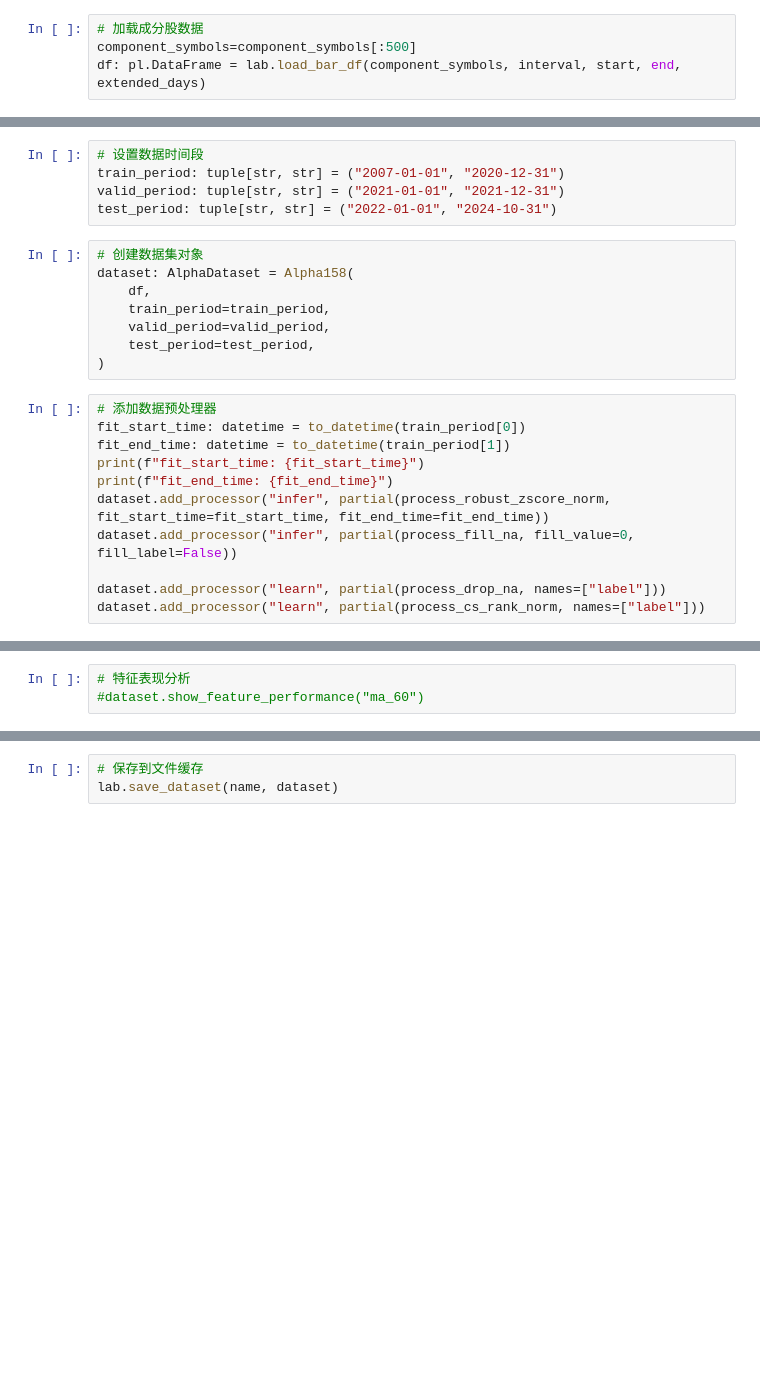
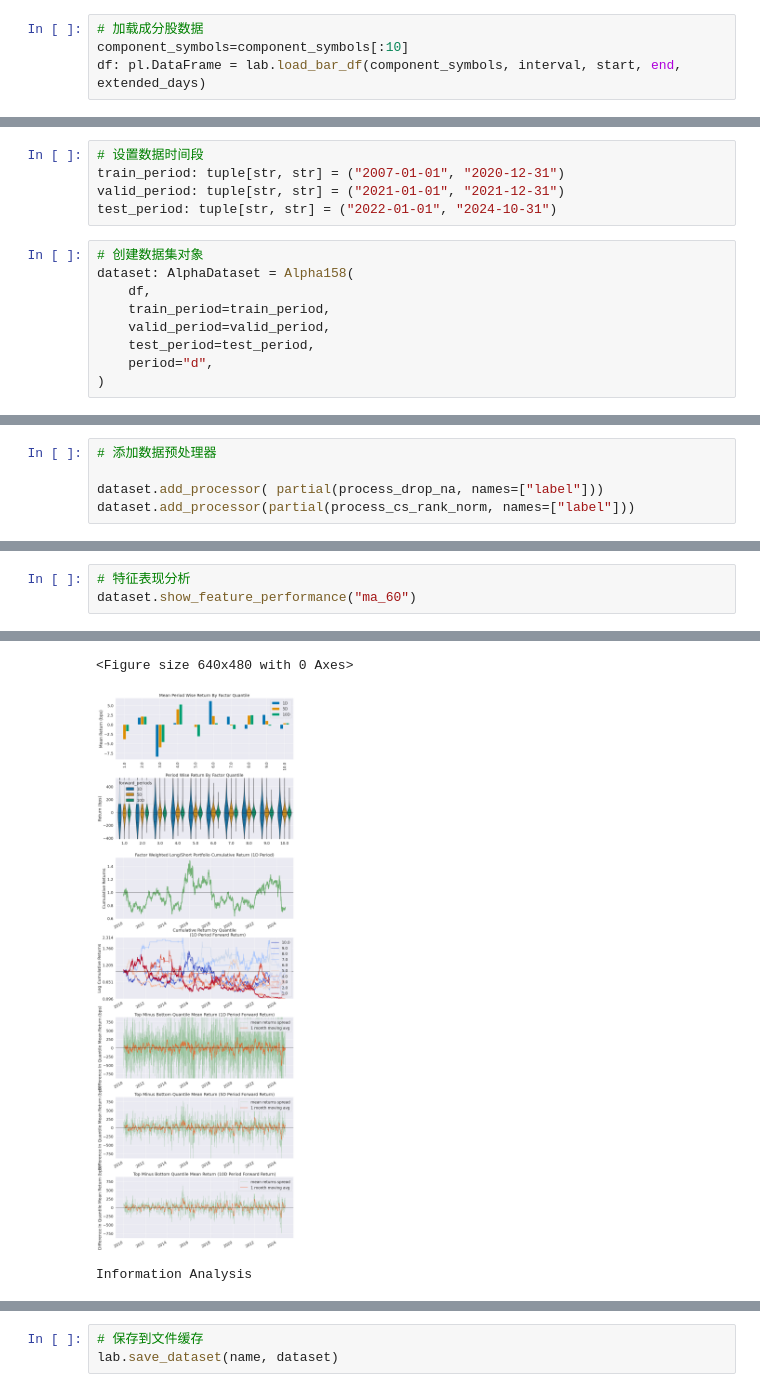
Before and after one commit to gshkuang/vnpy, a Jupyter notebook: examples/alpha_research/research_workflow_mlp.ipynb, the cells around one changed output, grey strips where cells are left out. Saved outputs shown, nothing was run; the diff lists cells and outputs as text; blank space fills up the shorter version.

```diff
--- a/examples/alpha_research/research_workflow_mlp.ipynb
+++ b/examples/alpha_research/research_workflow_mlp.ipynb
@@ -49,5 +50,5 @@ from vnpy.alpha.dataset import (
 from vnpy.alpha.dataset.datasets.alpha_158 import Alpha158
 # %%
 # 加载成分股数据
-component_symbols=component_symbols[:500]
+component_symbols=component_symbols[:10]
 df: pl.DataFrame = lab.load_bar_df(component_symbols, interval, start, end, extended_days)
@@ -70,15 +64,5 @@ dataset: AlphaDataset = Alpha158(
     train_period=train_period,
     valid_period=valid_period,
     test_period=test_period,
+    period="d",
 )
-# %%
-# 添加数据预处理器
-fit_start_time: datetime = to_datetime(train_period[0])
-fit_end_time: datetime = to_datetime(train_period[1])
-print(f"fit_start_time: {fit_start_time}")
-print(f"fit_end_time: {fit_end_time}")
-dataset.add_processor("infer", partial(process_robust_zscore_norm, fit_start_time=fit_start_time, fit_end_time=fit_end_time))
-dataset.add_processor("infer", partial(process_fill_na, fill_value=0, fill_label=False))
-
-dataset.add_processor("learn", partial(process_drop_na, names=["label"]))
-dataset.add_processor("learn", partial(process_cs_rank_norm, names=["label"]))
@@ -93,2 +69,7 @@ fit_end_time: 2020-12-31 00:00:00
+# %%
+# 添加数据预处理器
+
+dataset.add_processor( partial(process_drop_na, names=["label"]))
+dataset.add_processor(partial(process_cs_rank_norm, names=["label"]))
 # %%
 # 准备特征和标签数据
@@ -114,3 +151,4 @@ Feature calculation roc_10 took: 0.09945988655090332 seconds
 # %%
 # 特征表现分析
-#dataset.show_feature_performance("ma_60")
+dataset.show_feature_performance("ma_60")
+# %% [output]
@@ -116,0 +178,3 @@ Feature calculation roc_10 took: 0.09945988655090332 seconds
+<Figure size 640x480 with 0 Axes>
+[figure, added]
+Information Analysis
```
Also changed, not shown: parts of 18 cells of this notebook, 16 other files.
